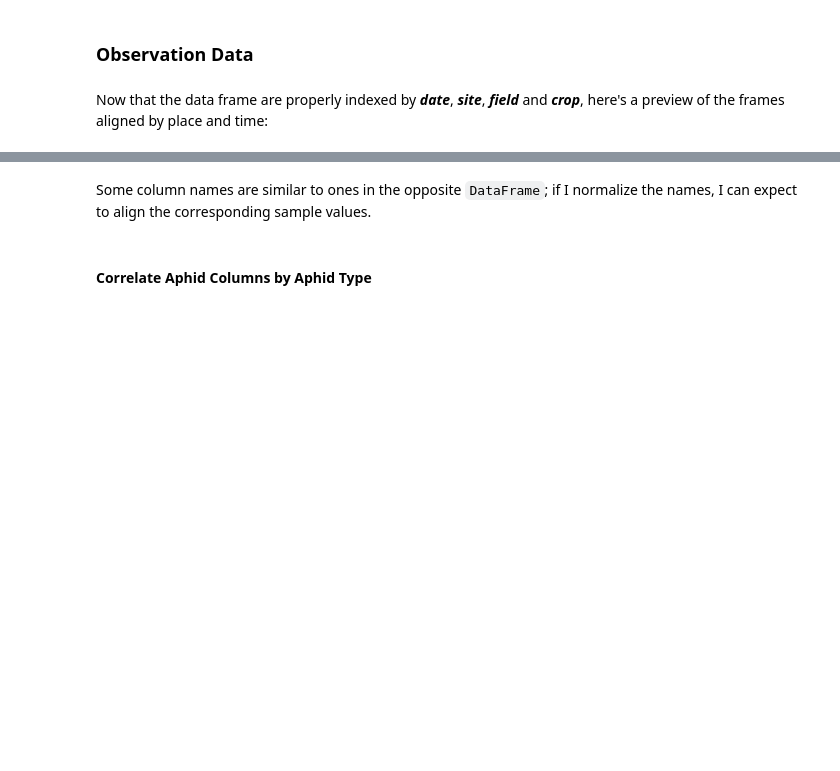
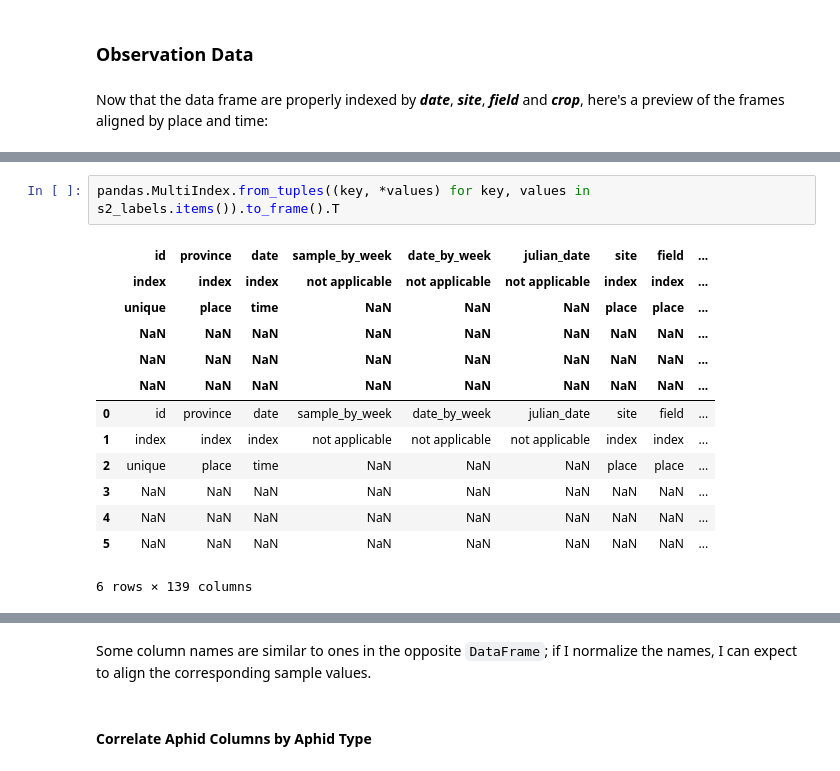
Before and after one commit to devvyn/aafc-field-data, a Jupyter notebook: notebook/projects/2016-sweep-vs-tiller/2016-sweep-vs-tiller.ipynb, the cells around one changed output, grey strips where cells are left out. Drawn from its saved outputs; the diff is of its cells as text; blank space fills up the shorter version.

```diff
--- a/notebook/projects/2016-sweep-vs-tiller/2016-sweep-vs-tiller.ipynb
+++ b/notebook/projects/2016-sweep-vs-tiller/2016-sweep-vs-tiller.ipynb
@@ -1038 +1794,17 @@ Now that the data frame are properly indexed by **_date_**, **_site_**, **_field
+# %%
+pandas.MultiIndex.from_tuples((key, *values) for key, values in s2_labels.items()).to_frame().T
+# %% [output]
+|  | id | province | date | sample_by_week | date_by_week | julian_date | site | field | ... |
+|  | index | index | index | not applicable | not applicable | not applicable | index | index | ... |
+|  | unique | place | time | NaN | NaN | NaN | place | place | ... |
+|  | NaN | NaN | NaN | NaN | NaN | NaN | NaN | NaN | ... |
+|  | NaN | NaN | NaN | NaN | NaN | NaN | NaN | NaN | ... |
+|  | NaN | NaN | NaN | NaN | NaN | NaN | NaN | NaN | ... |
+| 0 | id | province | date | sample_by_week | date_by_week | julian_date | site | field | ... |
+| 1 | index | index | index | not applicable | not applicable | not applicable | index | index | ... |
+| 2 | unique | place | time | NaN | NaN | NaN | place | place | ... |
+| 3 | NaN | NaN | NaN | NaN | NaN | NaN | NaN | NaN | ... |
+| 4 | NaN | NaN | NaN | NaN | NaN | NaN | NaN | NaN | ... |
+| 5 | NaN | NaN | NaN | NaN | NaN | NaN | NaN | NaN | ... |
+6 rows × 139 columns
 # %%
```
Also changed, not shown: parts of 70 cells of this notebook.
